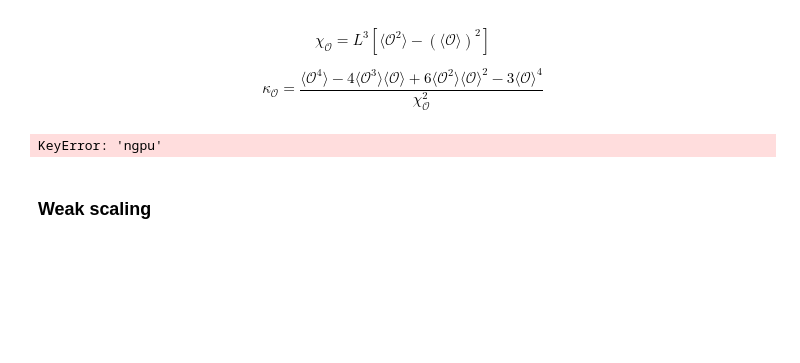
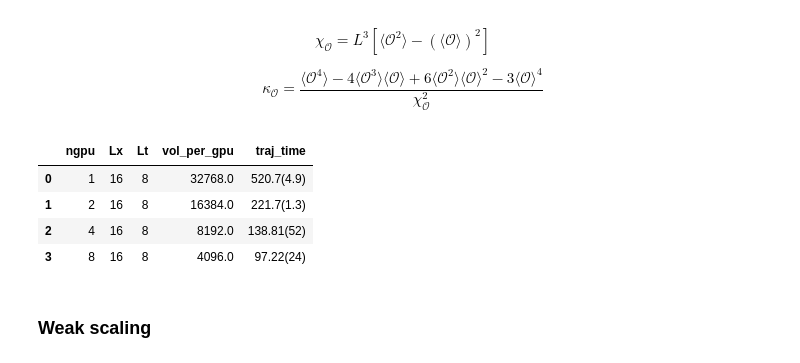
Before and after one commit to vmos1/su4_dm_grid_lsd, a Jupyter notebook: analysis/4_Scaling_tests.ipynb, the cells around one changed output. Cells and saved outputs as stored; diff of their text form; code cells hidden in the pictures; blank space fills up the shorter version.

```diff
--- a/analysis/4_Scaling_tests.ipynb
+++ b/analysis/4_Scaling_tests.ipynb
@@ -201,11 +201,11 @@ data_dict={}
 df_summary=pd.DataFrame([])
 
 # top_dir='/usr/workspace/lsd/ayyar1/projects/SU4_sdm/runs_Grid/2023_march14/dm_tests/runs/scaling_tests/'
-top_dir='/usr/workspace/lsd/ayyar1/projects/SU4_sdm/runs_Grid/2023_july12/runs/scaling_tests/'
+top_dir='/usr/workspace/lsd/ayyar1/projects/SU4_sdm/runs_Grid/2023_july12/runs/scaling_tests/tests_3_restricting_gpus/'
 flist=glob.glob(top_dir+'run_Lx-*')
 # print(flist)
 
-for run_fldr in flist[:]:
+for run_fldr in flist:
     fname=run_fldr+'/HSDM1.out'
 #     print(fname)
 
@@ -213,38 +213,42 @@ for run_fldr in flist[:]:
         print("File %s doesn't exist"%(fname))
         continue
     try:
-        df=f_parse_grid_data(fname)
+        df=f_parse_grid_data(fname)[['iter','Traj_time']].dropna()
 #         display(df)
 #         print(df.shape)
 
     except Exception as e:
         print(e)
         continue
 
     ngpu=int(fname.split('/')[-2].split('gpu')[-2].split('_')[-1])
     Lx=int(fname.split('/')[-2].split('_Lx-')[-1].split('_')[0])
     Lt=int(fname.split('/')[-2].split('_Lt-')[-1].split('_')[0])
 
     vol_per_gpu=(Lx**3)*Lt/ngpu
     key='gpu-%s'%(ngpu)
     data_dict[key]=df
 
     # Get summary data
     dict2={'ngpu':ngpu,'Lx':Lx, 'Lt':Lt, 'vol_per_gpu':vol_per_gpu}
     dict2=f_get_summary_data(df,Lx,dict2)
 
 #     print(dict2)
     df_summary=pd.concat([df_summary,pd.DataFrame(dict2,index=[df_summary.shape[0]+1])])
 
 #     except Exception as e:
 #         print(fname)
 #         print(e)
 
 
 df_summary=df_summary.sort_values(by=['ngpu']).reset_index(drop=True)
 display(df_summary)
 # %% [output]
-KeyError: 'ngpu'
+|  | ngpu | Lx | Lt | vol_per_gpu | traj_time |
+| 0 | 1 | 16 | 8 | 32768.0 | 520.7(4.9) |
+| 1 | 2 | 16 | 8 | 16384.0 | 221.7(1.3) |
+| 2 | 4 | 16 | 8 | 8192.0 | 138.81(52) |
+| 3 | 8 | 16 | 8 | 4096.0 | 97.22(24) |
 # %% [markdown]
 ### Weak scaling
 # %%
```
Also changed, not shown: parts of 1 cell of this notebook, 16 other files.
